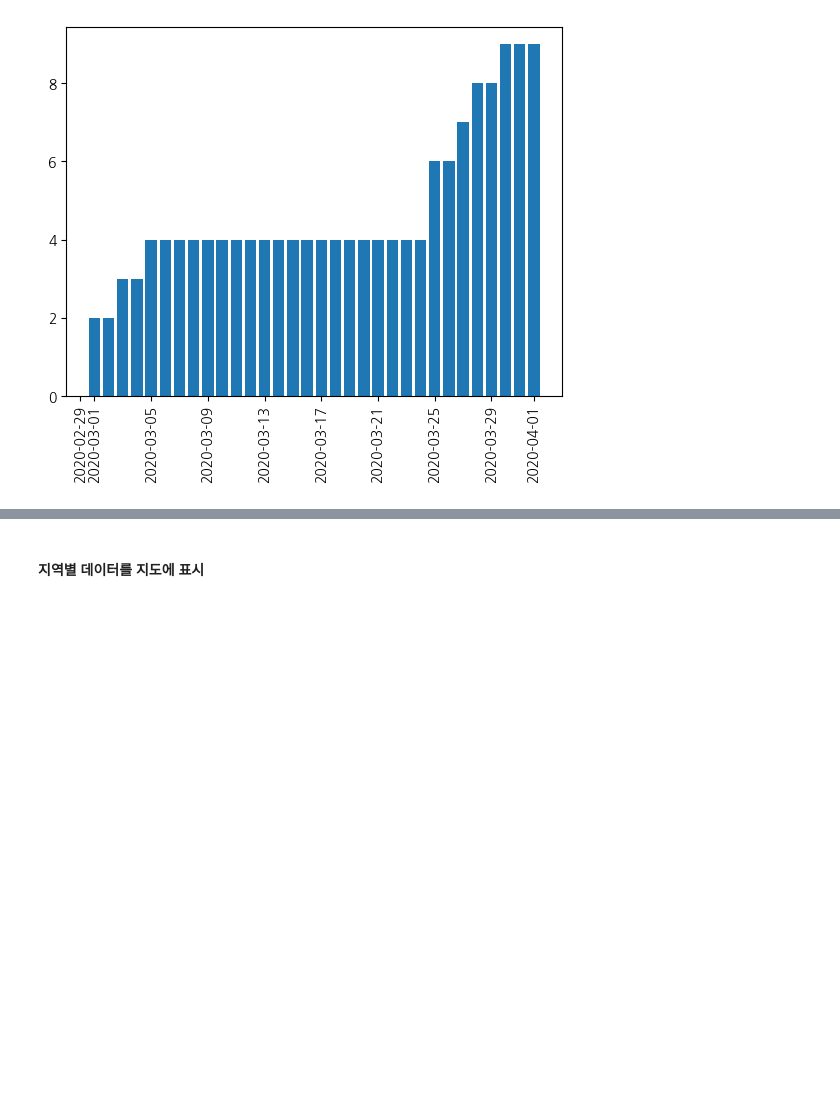
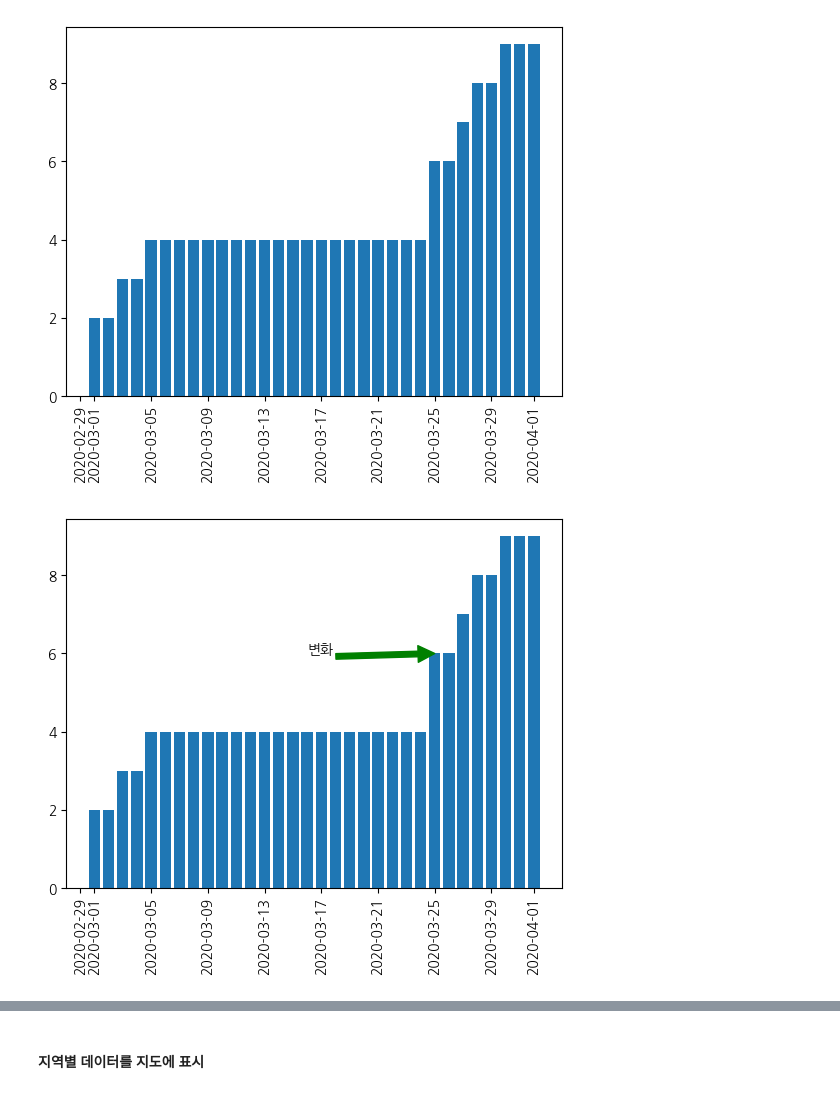
Before and after one commit to Haaahm/DA_School_1, a Jupyter notebook: 정리노트/0531_EDA_2.ipynb, the cells around one changed output, grey strips where cells are left out. Saved outputs shown, nothing was run; the diff lists cells and outputs as text; code cells hidden in the pictures; blank space fills up the shorter version.

```diff
--- a/정리노트/0531_EDA_2.ipynb
+++ b/정리노트/0531_EDA_2.ipynb
@@ -767,2 +763,19 @@ plt.show()
 # %% [output]
 [figure]
+# %%
+# 위에서 모듈 임포트 이후에 x값(인덱스값)을 mdates.date2num 함수를 이용해서 숫자로 바꿔주면
+# annotation 기능을 사용할 수 있습니다.
+
+# 데이터 시각화 -> 어떤 구간에 (큰)변화가 있는 지
+
+plt.xticks(rotation=90)
+plt.annotate('변화', xy=(mdates.date2num(jeju.index[24]), 6), xytext=(mdates.date2num(jeju.index[15]), 6), arrowprops={'color':'green'})
+plt.bar(jeju.index, jeju)
+
+plt.show()
+
+## 변화폭을 민감하게 살펴보자
+# 마스크 해지 -> 감염이 얼마 증가 감소
+# 코로나, 폐렴, 독감
+# %% [output]
+[figure, added]
```
Also changed, not shown: parts of 2 cells of this notebook.
